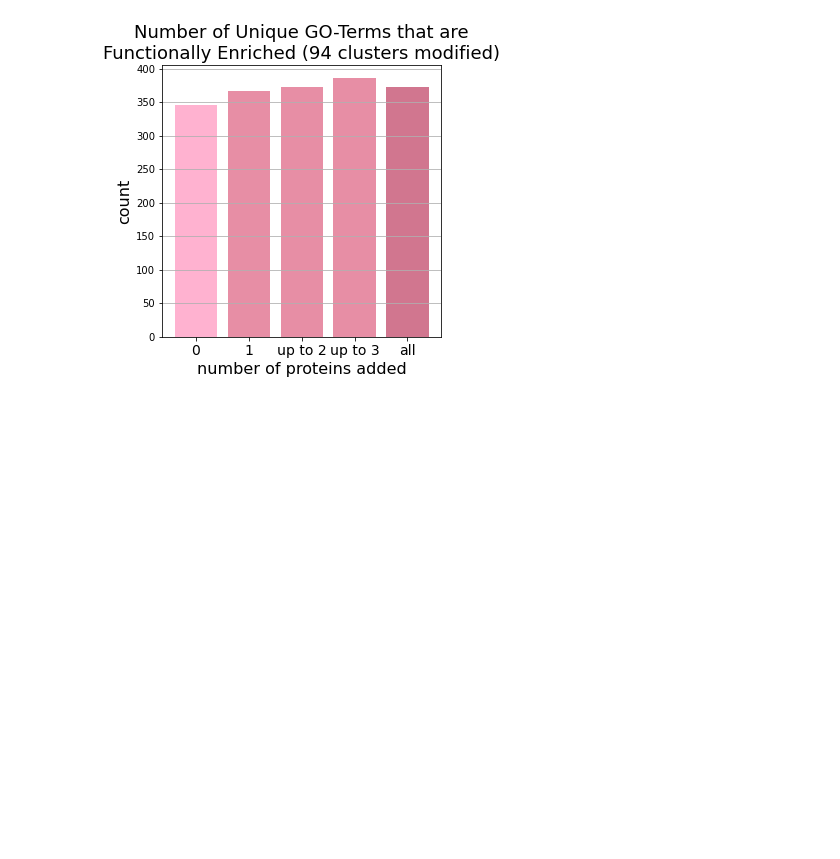
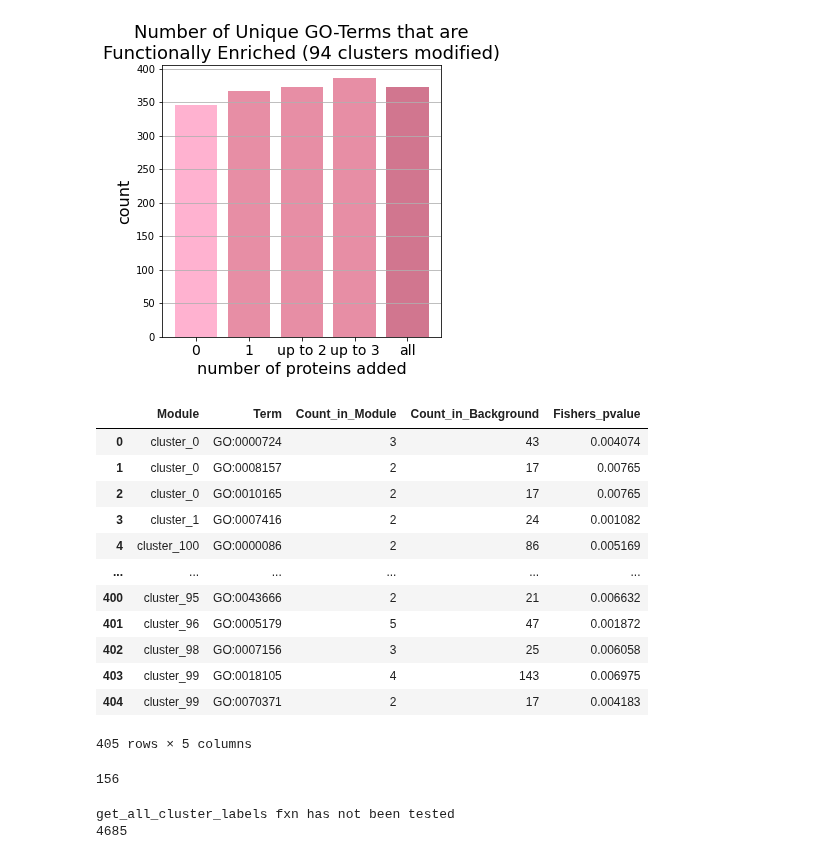
Before and after one commit to chrlatte/ClusteringWithDSD, a Jupyter notebook: src/recipe/method1_notebook.ipynb, the cells around one changed output. Drawn from its saved outputs; the diff is of its cells as text; code cells hidden in the pictures; blank space fills up the shorter version.

```diff
--- a/src/recipe/method1_notebook.ipynb
+++ b/src/recipe/method1_notebook.ipynb
@@ -481,5 +485,47 @@ plt.show()
 # %% [output]
 [345, 367, 373, 386, 372]
 [figure]
+# %%
+original_fe.enrichment[["Module", 'Term', 'Count_in_Module', 'Count_in_Background', 'Fishers_pvalue']]
+# %% [output]
+|  | Module | Term | Count_in_Module | Count_in_Background | Fishers_pvalue |
+| 0 | cluster_0 | GO:0000724 | 3 | 43 | 0.004074 |
+| 1 | cluster_0 | GO:0008157 | 2 | 17 | 0.00765 |
+| 2 | cluster_0 | GO:0010165 | 2 | 17 | 0.00765 |
+| 3 | cluster_1 | GO:0007416 | 2 | 24 | 0.001082 |
+| 4 | cluster_100 | GO:0000086 | 2 | 86 | 0.005169 |
+| ... | ... | ... | ... | ... | ... |
+| 400 | cluster_95 | GO:0043666 | 2 | 21 | 0.006632 |
+| 401 | cluster_96 | GO:0005179 | 5 | 47 | 0.001872 |
+| 402 | cluster_98 | GO:0007156 | 3 | 25 | 0.006058 |
+| 403 | cluster_99 | GO:0018105 | 4 | 143 | 0.006975 |
+| 404 | cluster_99 | GO:0070371 | 2 | 17 | 0.004183 |
+405 rows × 5 columns
+# %%
+# determine number of nodes in multiple clusters
+
+# total number of proteins added back
+proteins_added = list()
+for key in qualifying_proteins.keys():
+    for protein in qualifying_proteins[key]:
+        proteins_added.append(protein)
+
+# print(f"{proteins_added}")
+
+
+print(f"{len(set(proteins_added))}")
+# %% [output]
+156
+# %%
+# determine number of nodes in all clusters
+
+all_proteins_in_clusters = set()
+for key in clusters.get_all_cluster_labels():
+    all_proteins_in_clusters.update(clusters.get_cluster_proteins(key))
+
+print(f"{len(set(all_proteins_in_clusters))}")
+# %% [output]
+get_all_cluster_labels fxn has not been tested
+4685
 # %%
 # TODO: also want to check out on a cluster vs cluster basis
```
Also changed, not shown: parts of 1 cell of this notebook, 2 other files.
